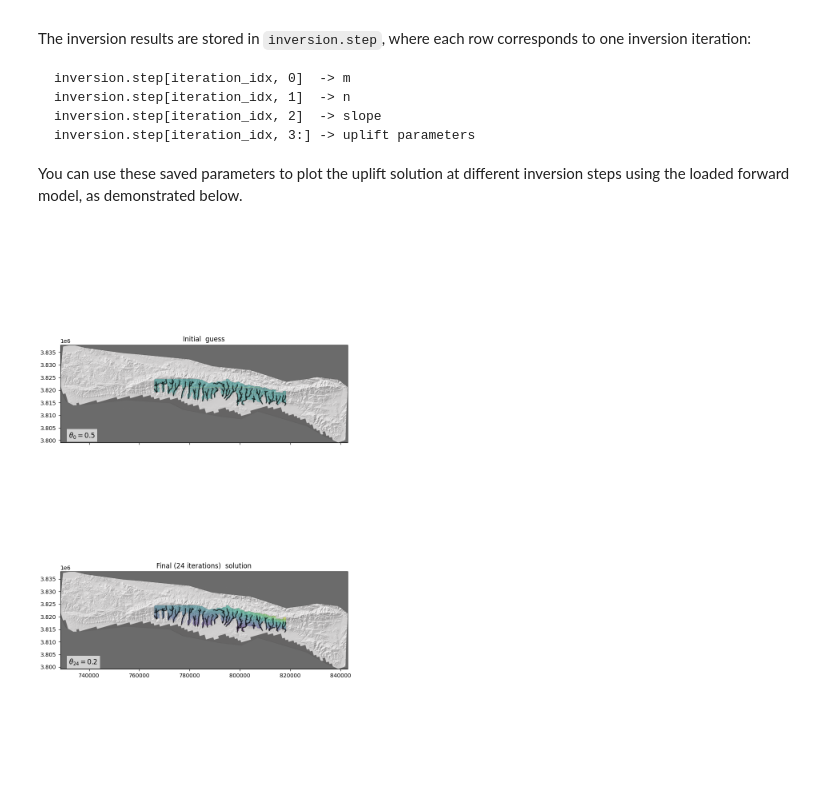
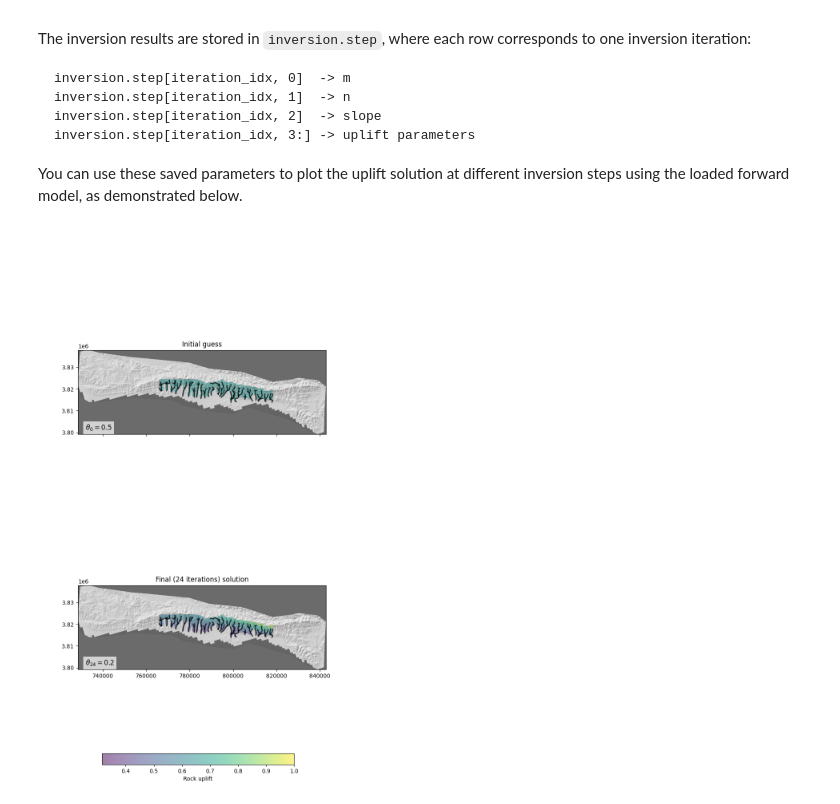
Before and after one commit to baroryan/ChInversionLandscpes, a Jupyter notebook: examples/chi_space_inversion.ipynb, the cells around one changed output. Saved outputs shown, nothing was run; the diff lists cells and outputs as text; code cells hidden in the pictures.

Commit message:
more plotting

```diff
--- a/examples/chi_space_inversion.ipynb
+++ b/examples/chi_space_inversion.ipynb
@@ -212,40 +212,41 @@ You can use these saved parameters to plot the uplift solution at different inve
 # %%
 fig, axes = plt.subplots(2, 1, figsize=(8, 14), sharex=True, sharey=True)
 
 n_steps = len(inversion.step[:, 0])
 
-steps_to_plot = [0, n_steps]
+steps_to_plot = [0, n_steps - 1]
 labels = [r"\theta_0", rf"\theta_{{{n_steps}}}"]
-titles = ["Initial  guess", f"Final ({n_steps} iterations)  solution"]
+titles = ["Initial guess", f"Final ({n_steps} iterations) solution"]
+
+ims = []
 
 for ax, step_idx, theta_label, title in zip(axes, steps_to_plot, labels, titles):
     # 3: selects only the uplift parameters.
     # The first three parameters are m, n, and slope.
-    uplift, cb = frdplt.Plot2DUpliftWithinBasins(
+    uplift, im = frdplt.Plot2DUpliftWithinBasins(
         f_2d.pixelMask,
         inversion.step[step_idx, 3:],
         f=f_2d,
         addColorBar=False,
         ax=ax,
         returnUplift=True,
     )
 
+    ims.append(im)
+
     m = inversion.step[step_idx, 0]
     n = inversion.step[step_idx, 1]
     theta = np.round(m / n, 2)
 
-    ax.text(
-        0.03, 0.03,
-        rf"${theta_label} = {theta}$",
-        transform=ax.transAxes,
-        ha="left",
-        va="bottom",
-        fontsize=12,
-        bbox=dict(facecolor="white", alpha=0.7, edgecolor="none"),
-    )
+    ax.text(0.03, 0.03, rf"${theta_label} = {theta}$",
+            transform=ax.transAxes, ha="left", va="bottom", fontsize=12,
+            bbox=dict(facecolor="white", alpha=0.7, edgecolor="none"))
 
     ax.set_title(title)
 
-plt.tight_layout()
+cax = fig.add_axes([0.20, 0.04, 0.60, 0.02])
+cbar = fig.colorbar(ims[-1], cax=cax, orientation="horizontal")
+cbar.set_label("Rock uplift")
+plt.show()
 # %% [output]
-[figure, old version]
+[figure, new version]
```
Also changed, not shown: parts of 4 cells of this notebook.
